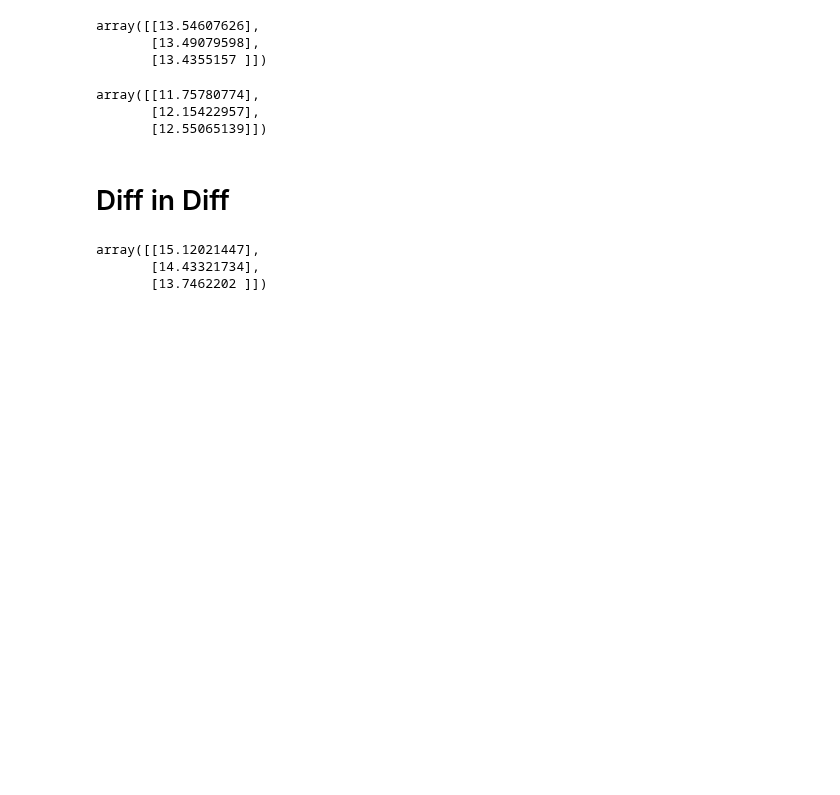
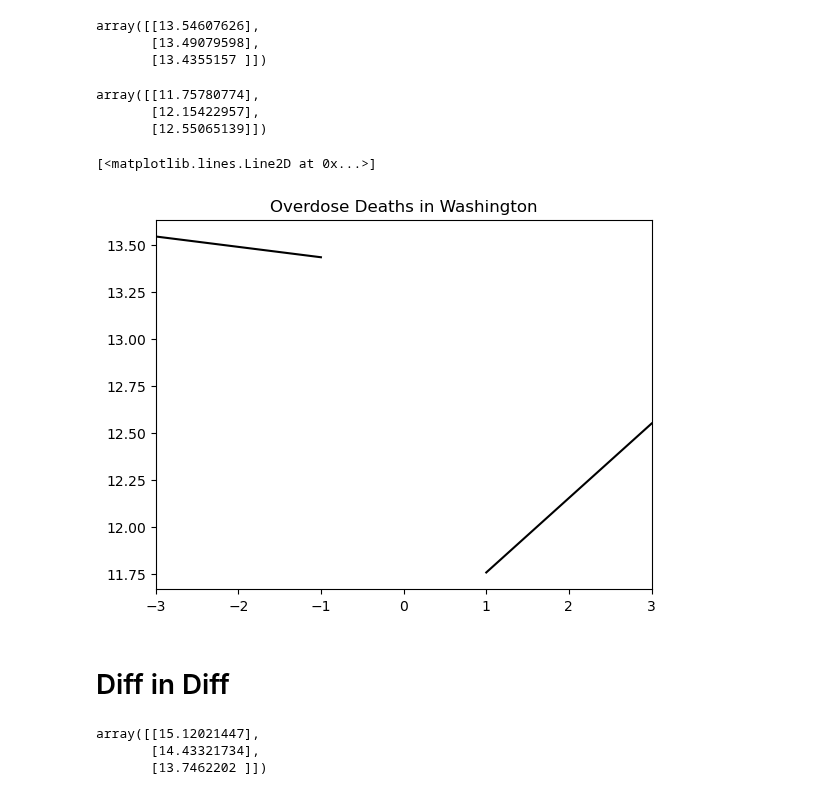
Before and after one commit to abzdel/Opioid-Analysis, a Jupyter notebook: 50_washington_diff_overdoses.ipynb, the cells around one changed output. Saved outputs shown, nothing was run; the diff lists cells and outputs as text; code cells hidden in the pictures; blank space fills up the shorter version.

```diff
--- a/50_washington_diff_in_diff.ipynb
+++ b/50_washington_diff_overdoses.ipynb
@@ -284,14 +300,17 @@ array([[11.75780774],
        [12.15422957],
        [12.55065139]])
 # %%
-# plt.xlim(-3, 3)
+plt.xlim(-3, 3)
 # #plt.ylim(0, 500)
 
-# plt.title("Overdose Deaths in Washington")
+plt.title("Overdose Deaths in Washington")
 
-# plt.plot(X_b4, y_pred_b4,color='k')
-# plt.plot(X_after, y_pred_after,color='k')
+plt.plot(X_b4, y_pred_b4,color='k')
+plt.plot(X_after, y_pred_after,color='k')
 
 # plot avg value in each year
+# %% [output]
+[<matplotlib.lines.Line2D at 0x...>]
+[figure, added]
 # %% [markdown]
 # Diff in Diff
```
Also changed, not shown: parts of 3 cells of this notebook, 1 other file.
